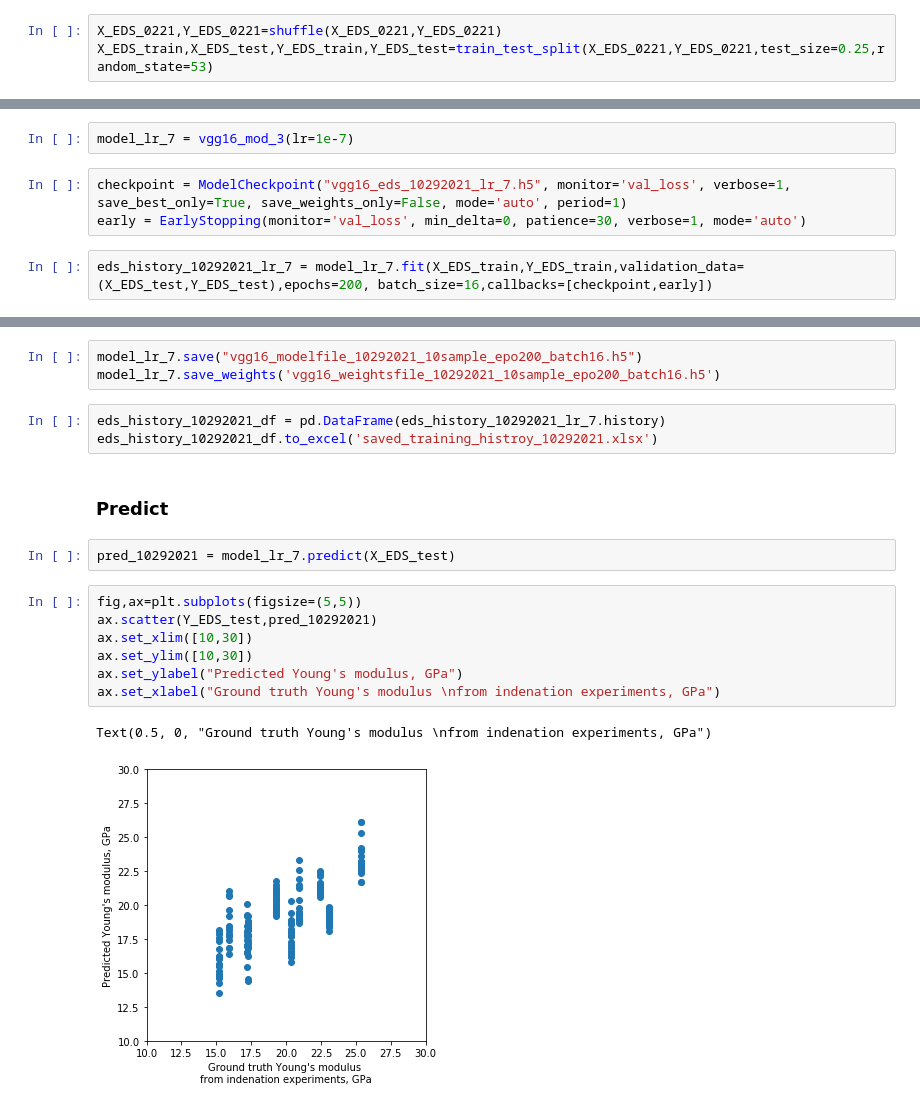
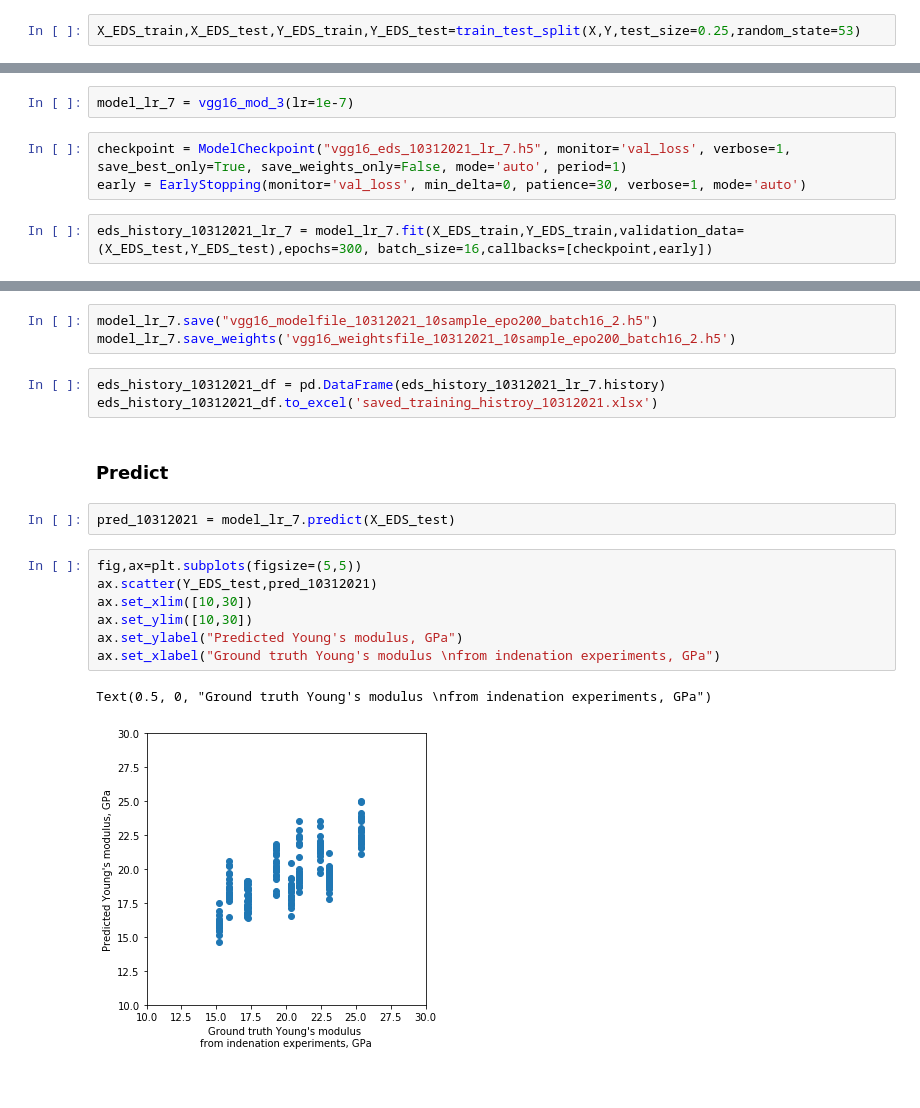
Before and after one commit to chunxiaoqiuyue/Estimate_Young-s-modulus-from-EDS-maps, a Jupyter notebook: For_Manuscript_publish.ipynb, the cells around one changed output, grey strips where cells are left out. Saved outputs shown, nothing was run; the diff lists cells and outputs as text.

Commit message:
Add files via upload
Jupyter *ipynb file contains the architecture of model, training process, and prediction

```diff
--- a/For_Manuscript_publish.ipynb
+++ b/For_Manuscript_publish.ipynb
@@ -47,6 +37,5 @@ Y_EDS_0221=pd.DataFrame(Y_EDS_0221)
 # %%
-X_EDS_0221,Y_EDS_0221=shuffle(X_EDS_0221,Y_EDS_0221)
-X_EDS_train,X_EDS_test,Y_EDS_train,Y_EDS_test=train_test_split(X_EDS_0221,Y_EDS_0221,test_size=0.25,random_state=53)
+X_EDS_train,X_EDS_test,Y_EDS_train,Y_EDS_test=train_test_split(X,Y,test_size=0.25,random_state=53)
 # %% [markdown]
 ### Define CNN model
 # %%
@@ -90,9 +79,9 @@ def vgg16_mod_3(lr = 0.00001):
 # %%
 model_lr_7 = vgg16_mod_3(lr=1e-7)
 # %%
-checkpoint = ModelCheckpoint("vgg16_eds_10292021_lr_7.h5", monitor='val_loss', verbose=1, save_best_only=True, save_weights_only=False, mode='auto', period=1)
+checkpoint = ModelCheckpoint("vgg16_eds_10312021_lr_7.h5", monitor='val_loss', verbose=1, save_best_only=True, save_weights_only=False, mode='auto', period=1)
 early = EarlyStopping(monitor='val_loss', min_delta=0, patience=30, verbose=1, mode='auto')
 # %%
-eds_history_10292021_lr_7 = model_lr_7.fit(X_EDS_train,Y_EDS_train,validation_data=(X_EDS_test,Y_EDS_test),epochs=200, batch_size=16,callbacks=[checkpoint,early])
+eds_history_10312021_lr_7 = model_lr_7.fit(X_EDS_train,Y_EDS_train,validation_data=(X_EDS_test,Y_EDS_test),epochs=300, batch_size=16,callbacks=[checkpoint,early])
 # %% [output]
 Train on 600 samples, validate on 200 samples
@@ -115,20 +104,20 @@ Epoch 00200: val_loss did not improve from 9.06034
 # %%
-model_lr_7.save("vgg16_modelfile_10292021_10sample_epo200_batch16.h5")
-model_lr_7.save_weights('vgg16_weightsfile_10292021_10sample_epo200_batch16.h5')
+model_lr_7.save("vgg16_modelfile_10312021_10sample_epo200_batch16_2.h5")
+model_lr_7.save_weights('vgg16_weightsfile_10312021_10sample_epo200_batch16_2.h5')
 # %%
-eds_history_10292021_df = pd.DataFrame(eds_history_10292021_lr_7.history)
-eds_history_10292021_df.to_excel('saved_training_histroy_10292021.xlsx')
+eds_history_10312021_df = pd.DataFrame(eds_history_10312021_lr_7.history)
+eds_history_10312021_df.to_excel('saved_training_histroy_10312021.xlsx')
 # %% [markdown]
 ### Predict
 # %%
-pred_10292021 = model_lr_7.predict(X_EDS_test)
+pred_10312021 = model_lr_7.predict(X_EDS_test)
 # %%
 fig,ax=plt.subplots(figsize=(5,5))
-ax.scatter(Y_EDS_test,pred_10292021)
+ax.scatter(Y_EDS_test,pred_10312021)
 ax.set_xlim([10,30])
 ax.set_ylim([10,30])
 ax.set_ylabel("Predicted Young's modulus, GPa")
 ax.set_xlabel("Ground truth Young's modulus \nfrom indenation experiments, GPa")
 # %% [output]
 Text(0.5, 0, "Ground truth Young's modulus \nfrom indenation experiments, GPa")
-[figure, old version]
+[figure, new version]
```
Also changed, not shown: parts of 6 cells of this notebook.
